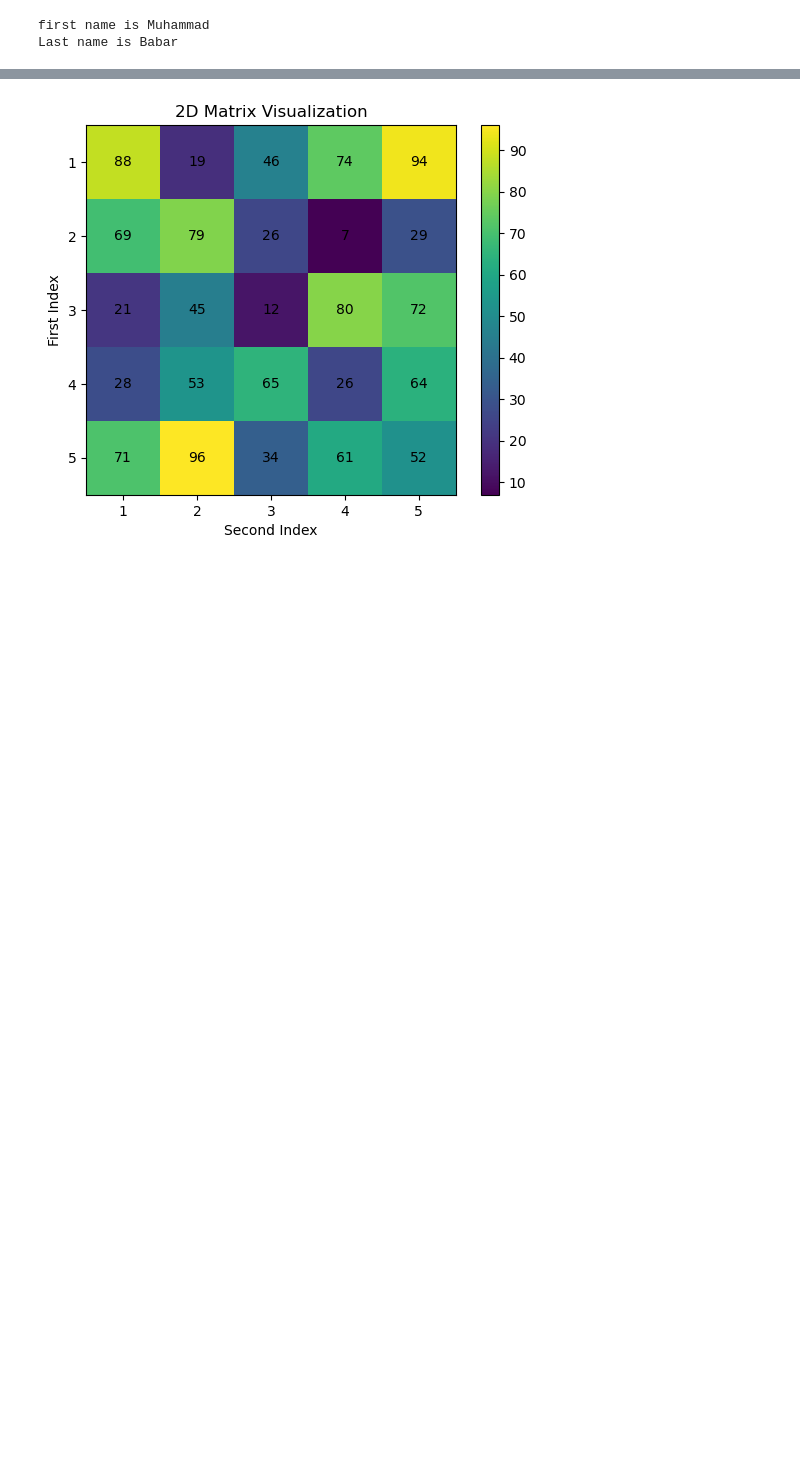
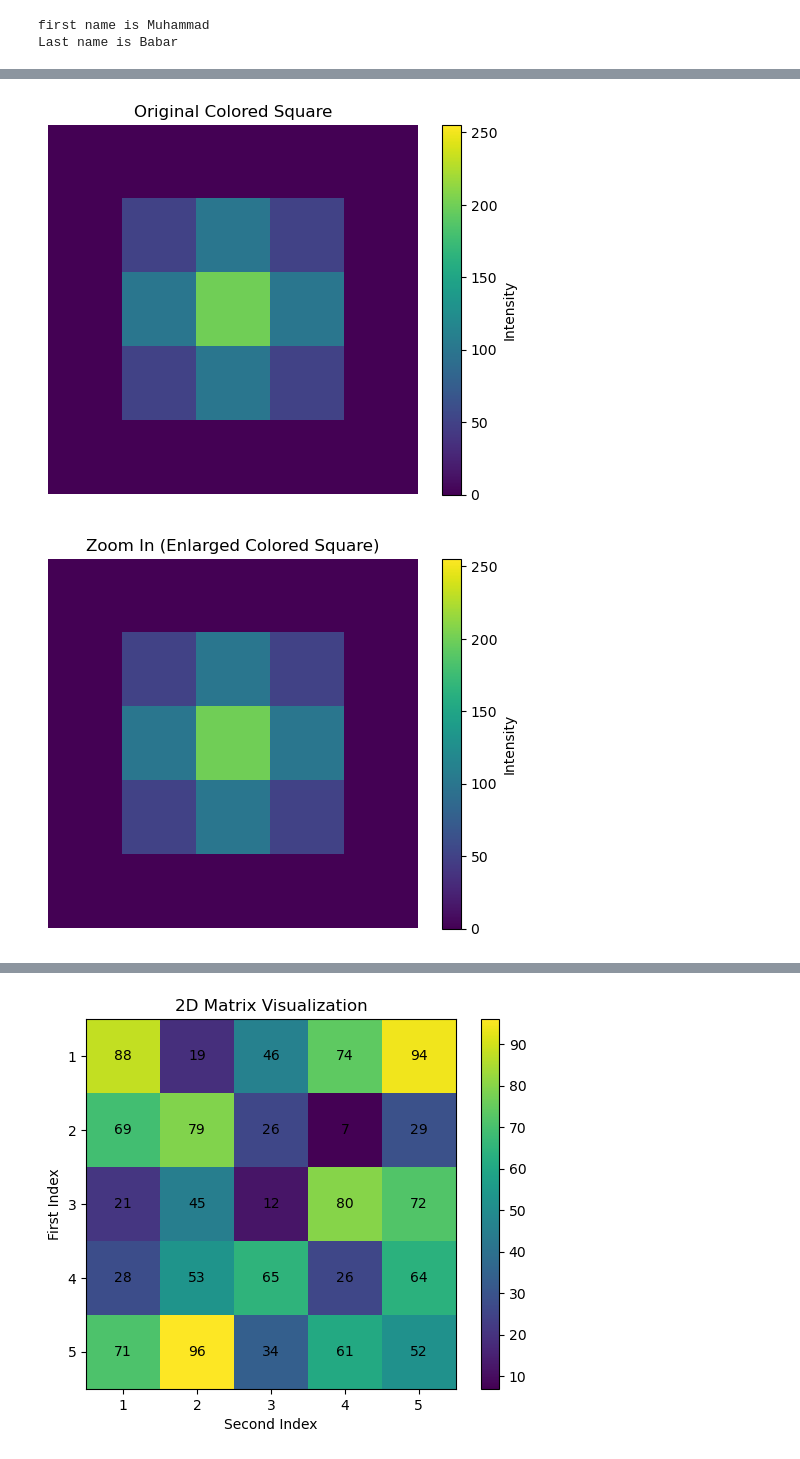
Before and after one commit to babarai45/Data_Science-2024-25, a Jupyter notebook: Data Preprocessing /All Libraries Learning /Numpy/all_concepts_numpy.ipynb, the cells around one changed output, grey strips where cells are left out. Saved outputs shown, nothing was run; the diff lists cells and outputs as text; code cells hidden in the pictures; blank space fills up the shorter version.

```diff
--- a/Data Preprocessing /All Libraries Learning /Numpy/all_concepts_numpy.ipynb
+++ b/Data Preprocessing /All Libraries Learning /Numpy/all_concepts_numpy.ipynb
@@ -664,0 +866,37 @@ Last name is Babar
+# %%
+# Create an enhanced square with color-coded intensity levels for clear differentiation
+colored_square = np.array([
+    [0, 0, 0, 0, 0],
+    [0, 50, 100, 50, 0],
+    [0, 100, 200, 100, 0],
+    [0, 50, 100, 50, 0],
+    [0, 0, 0, 0, 0]
+])
+
+# Function to display the shape matrix as a colored image
+def display_colored_shape(image, title):
+    plt.imshow(image, cmap='viridis', vmin=0, vmax=255)
+    plt.title(title)
+    plt.axis('off')
+    plt.colorbar(label="Intensity")
+    plt.show()
+
+# Display the original square with color
+display_colored_shape(colored_square, "Original Colored Square")
+
+# Transformation 1: Zoom In (enlarge the square)
+zoom_in_colored = np.kron(colored_square, np.ones((3, 3)))
+
+# Transformation 2: Zoom Out (reduce size of the zoomed-in square)
+zoom_out_colored = zoom_in_colored[::3, ::3]
+
+# Transformation 3: Reflection (flip the reduced square vertically)
+reflected_colored = np.flipud(zoom_out_colored)
+
+# Display each transformation with color-coded intensity
+display_colored_shape(zoom_in_colored, "Zoom In (Enlarged Colored Square)")
+display_colored_shape(zoom_out_colored, "Zoom Out (Reduced Colored Square)")
+display_colored_shape(reflected_colored, "Reflected Colored Square (Flipped Vertically)")
+# %% [output]
+[figure, added]
+[figure, added]
```
Also changed, not shown: parts of 7 cells of this notebook, 9 other files.
